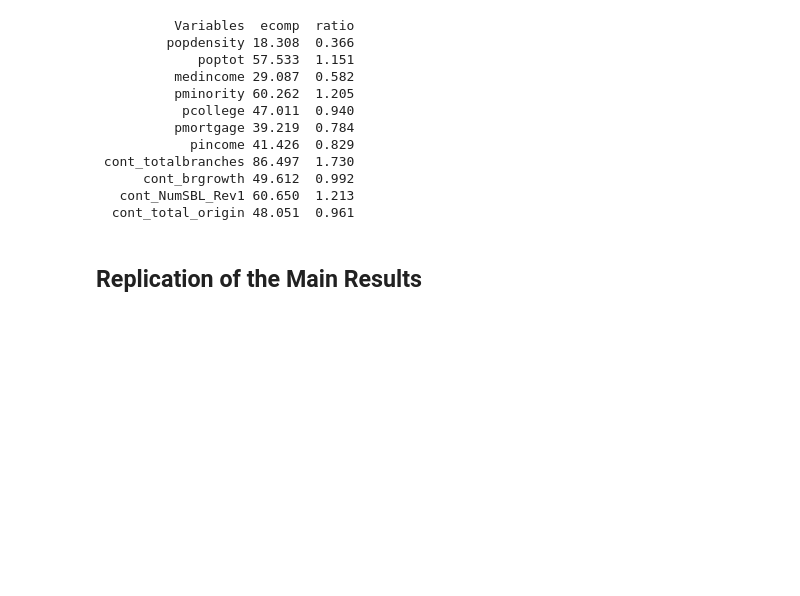
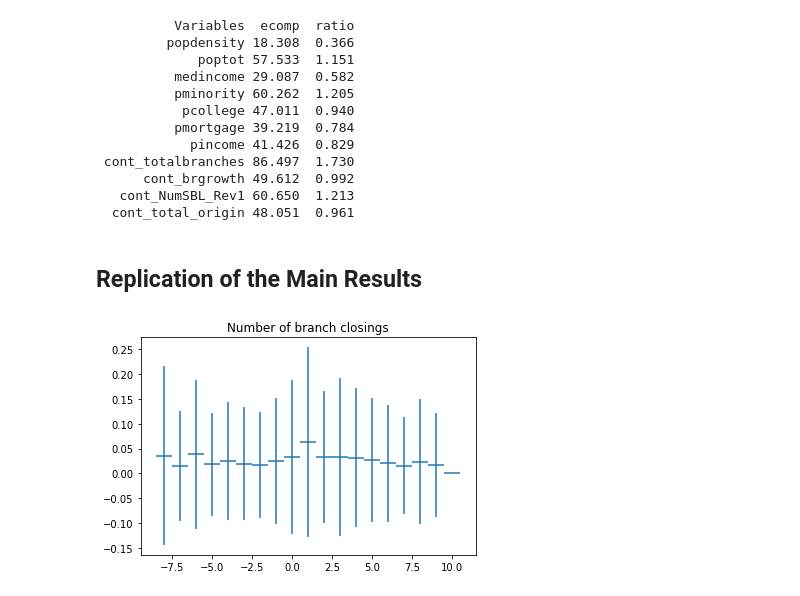
Before and after one commit to fbalensiefer/Python_SimulationStudy, a Jupyter notebook: fbalensiefer.ipynb, the cells around one changed output. Drawn from its saved outputs; the diff is of its cells as text; code cells hidden in the pictures; blank space fills up the shorter version.

```diff
--- a/fbalensiefer.ipynb
+++ b/fbalensiefer.ipynb
@@ -350,3 +352,26 @@ print(df_tab.to_string(index=False))
   cont_total_origin 48.051  0.961
 # %% [markdown]
 ## Replication of the Main Results
+# %%
+# Figure 2: Exposure to consolidation and the incidence of branch closings
+
+df = pd.read_stata('data/replication_input.dta')
+df.drop_duplicates(keep='first', inplace=True)
+df=df.assign(event_year=lambda df:df.year-df.yr_approve)
+index=list(df)
+dfmean = pd.DataFrame(columns=range(-8, 10), index=index)
+dfstd = pd.DataFrame(columns=range(-8, 10), index=index)
+#df['num_closings']=(df['num_closings']-df['num_closings'].mean())/df['num_closings'].std()
+df['num_closings']=(df['num_closings']-df['num_closings'].min())/(df['num_closings'].max()-df['num_closings'].min())
+for i in range(-8, 11):
+    dfmean[i]=df.loc[(df['event_year']==i) & df['overlap']==1].mean()
+    dfstd[i]=df.loc[(df['event_year']==i) & df['overlap']==1].std()
+dfmean=dfmean.T
+dfstd=dfstd.T
+mean=dfmean['num_closings']
+std=dfstd['num_closings']
+plt.errorbar(mean.index, mean, xerr=0.5, yerr=2*std, linestyle='')
+plt.title('Number of branch closings')
+plt.show()
+# %% [output]
+[figure, added]
```
Also changed, not shown: parts of 5 cells of this notebook, 3 other files.
